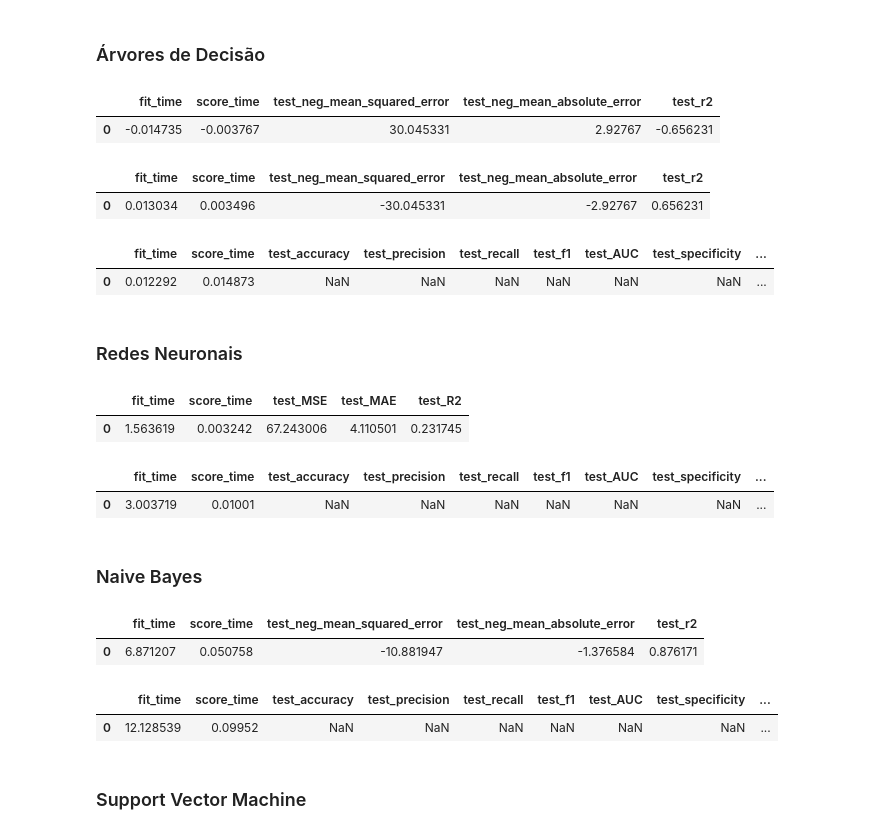
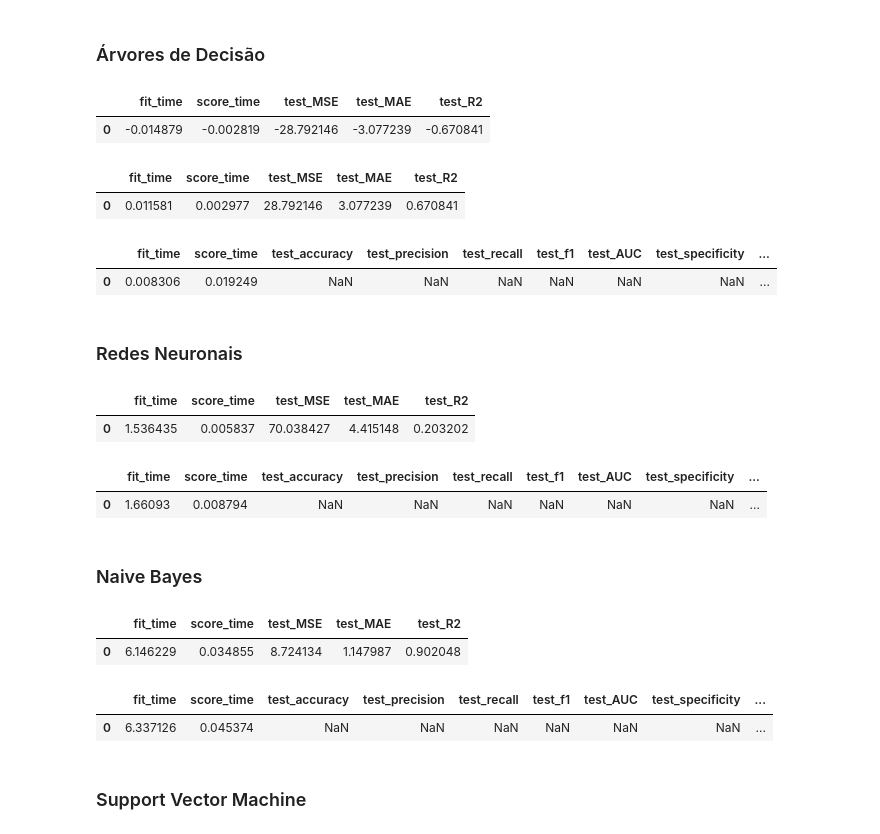
Before and after one commit to ruicoelhor22/AASE, a Jupyter notebook: atualregressao2.ipynb, the cells around one changed output. Drawn from its saved outputs; the diff is of its cells as text; code cells hidden in the pictures.

```diff
--- a/atualregressao2.ipynb
+++ b/atualregressao2.ipynb
@@ -61,6 +61,6 @@ METRICS = {
 # %% [markdown]
 # Ler o Conjunto de Dados
 # %%
-d = pd.read_csv("test_atualizado.csv")
+d = pd.read_csv("Xcenario2.csv")
 d
 # %% [output]
@@ -94,26 +94,21 @@ kf = KFold(n_splits=10, shuffle=True, random_state=1234)
 # %%
 from sklearn.model_selection import KFold, cross_validate
 from sklearn.tree import DecisionTreeRegressor
 from sklearn.metrics import mean_squared_error, mean_absolute_error, r2_score
 
-# Definir as métricas de regressão que deseja avaliar
-REGRESSION_METRICS = {
-    'neg_mean_squared_error': 'neg_mean_squared_error',
-    'neg_mean_absolute_error': 'neg_mean_absolute_error',
-    'r2': 'r2'
-}
+
 
 # Definir o regressor e o método de validação cruzada
 dt_regressor = DecisionTreeRegressor(max_depth=3, random_state=1234)
 kf = KFold(n_splits=10, shuffle=True, random_state=1234)
 
 # Realizar a validação cruzada e avaliar as métricas
 scores = cross_validate(dt_regressor, X, y, cv=kf, scoring=REGRESSION_METRICS)
 dt_scores = {k: -v.mean() for k, v in scores.items()}  # Negar os valores para tornar os scores positivos
 pd.DataFrame(dt_scores, index=[0])
 # %% [output]
-|  | fit_time | score_time | test_neg_mean_squared_error | test_neg_mean_absolute_error | test_r2 |
-| 0 | -0.014735 | -0.003767 | 30.045331 | 2.92767 | -0.656231 |
+|  | fit_time | score_time | test_MSE | test_MAE | test_R2 |
+| 0 | -0.014879 | -0.002819 | -28.792146 | -3.077239 | -0.670841 |
 # %%
 from sklearn.model_selection import KFold
 from sklearn.tree import DecisionTreeRegressor
@@ -128,8 +123,8 @@ scores = cross_validate(dt_regressor, X, y, cv=kf, scoring=REGRESSION_METRICS)
 dt_scores = pd.DataFrame(scores)
 pd.DataFrame(dt_scores.mean()).T
 # %% [output]
-|  | fit_time | score_time | test_neg_mean_squared_error | test_neg_mean_absolute_error | test_r2 |
-| 0 | 0.013034 | 0.003496 | -30.045331 | -2.92767 | 0.656231 |
+|  | fit_time | score_time | test_MSE | test_MAE | test_R2 |
+| 0 | 0.011581 | 0.002977 | 28.792146 | 3.077239 | 0.670841 |
 # %%
 
 
@@ -145,7 +140,7 @@ dt_scores = pd.DataFrame(scores)
 pd.DataFrame(dt_scores.mean()).T
 # %% [output]
 |  | fit_time | score_time | test_accuracy | test_precision | test_recall | test_f1 | test_AUC | test_specificity | ... |
-| 0 | 0.012292 | 0.014873 | NaN | NaN | NaN | NaN | NaN | NaN | ... |
+| 0 | 0.008306 | 0.019249 | NaN | NaN | NaN | NaN | NaN | NaN | ... |
 # %% [markdown]
 ### Redes Neuronais
 # %%
@@ -161,7 +156,7 @@ nn_scores = pd.DataFrame(scores_nn)
 pd.DataFrame(nn_scores.mean()).T
 # %% [output]
 |  | fit_time | score_time | test_MSE | test_MAE | test_R2 |
-| 0 | 1.563619 | 0.003242 | 67.243006 | 4.110501 | 0.231745 |
+| 0 | 1.536435 | 0.005837 | 70.038427 | 4.415148 | 0.203202 |
 # %%
 from sklearn.neural_network import MLPRegressor
 from sklearn.model_selection import cross_validate
@@ -175,7 +170,7 @@ nn_scores = pd.DataFrame(scores_nn)
 pd.DataFrame(nn_scores.mean()).T
 # %% [output]
 |  | fit_time | score_time | test_accuracy | test_precision | test_recall | test_f1 | test_AUC | test_specificity | ... |
-| 0 | 3.003719 | 0.01001 | NaN | NaN | NaN | NaN | NaN | NaN | ... |
+| 0 | 1.66093 | 0.008794 | NaN | NaN | NaN | NaN | NaN | NaN | ... |
 # %% [markdown]
 ### Naive Bayes
 # %%
@@ -193,8 +188,8 @@ scores_rf = cross_validate(rf_regressor, X, y, cv=kf, scoring=REGRESSION_METRICS
 rf_scores = pd.DataFrame(scores_rf)
 pd.DataFrame(rf_scores.mean()).T
 # %% [output]
-|  | fit_time | score_time | test_neg_mean_squared_error | test_neg_mean_absolute_error | test_r2 |
-| 0 | 6.871207 | 0.050758 | -10.881947 | -1.376584 | 0.876171 |
+|  | fit_time | score_time | test_MSE | test_MAE | test_R2 |
+| 0 | 6.146229 | 0.034855 | 8.724134 | 1.147987 | 0.902048 |
 # %%
 from sklearn.ensemble import RandomForestRegressor
 from sklearn.model_selection import cross_validate
@@ -211,6 +206,6 @@ rf_scores = pd.DataFrame(scores_rf)
 pd.DataFrame(rf_scores.mean()).T
 # %% [output]
 |  | fit_time | score_time | test_accuracy | test_precision | test_recall | test_f1 | test_AUC | test_specificity | ... |
-| 0 | 12.128539 | 0.09952 | NaN | NaN | NaN | NaN | NaN | NaN | ... |
+| 0 | 6.337126 | 0.045374 | NaN | NaN | NaN | NaN | NaN | NaN | ... |
 # %% [markdown]
 ### Support Vector Machine
```
Also changed, not shown: parts of 1 cell of this notebook, 10 other files.
